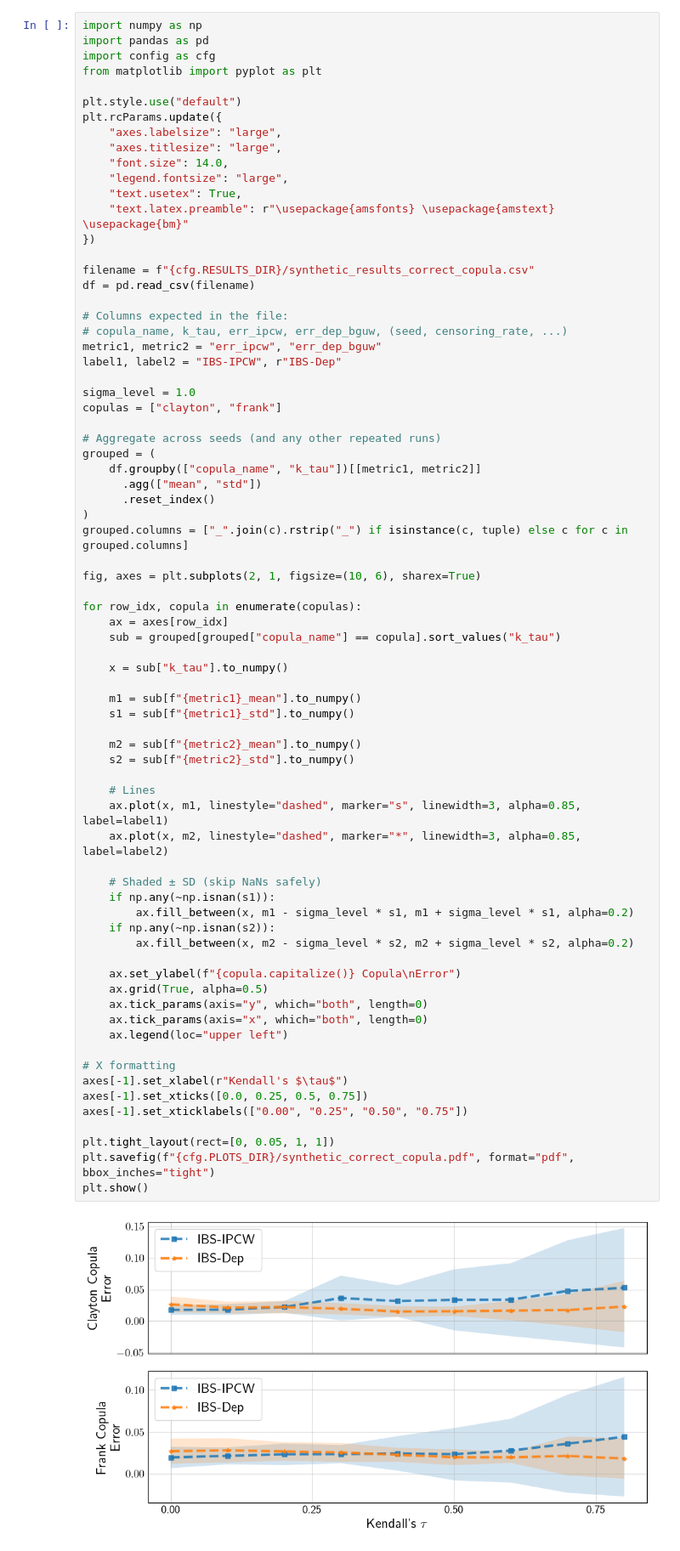
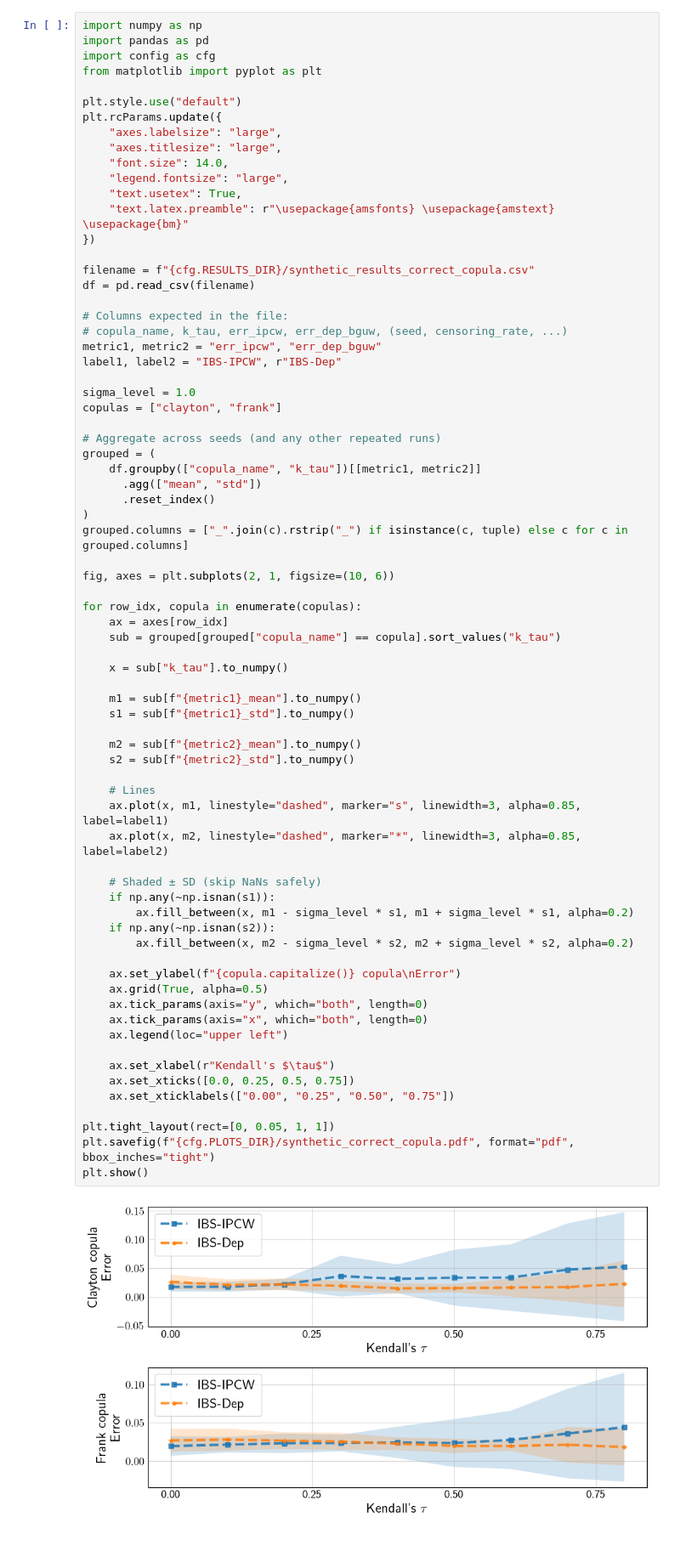
Before and after one commit to thecml/survival-copula, a Jupyter notebook: notebooks/plot_synthetic_correct_copula.ipynb, the cells around one changed output. Shown at 85% size. Cells and saved outputs as stored; diff of their text form.

Commit message:
Updated plots

```diff
--- a/notebooks/plot_synthetic_correct_copula.ipynb
+++ b/notebooks/plot_synthetic_correct_copula.ipynb
@@ -33,43 +33,42 @@ grouped = (
 )
 grouped.columns = ["_".join(c).rstrip("_") if isinstance(c, tuple) else c for c in grouped.columns]
 
-fig, axes = plt.subplots(2, 1, figsize=(10, 6), sharex=True)
+fig, axes = plt.subplots(2, 1, figsize=(10, 6))
 
 for row_idx, copula in enumerate(copulas):
     ax = axes[row_idx]
     sub = grouped[grouped["copula_name"] == copula].sort_values("k_tau")
 
     x = sub["k_tau"].to_numpy()
 
     m1 = sub[f"{metric1}_mean"].to_numpy()
     s1 = sub[f"{metric1}_std"].to_numpy()
 
     m2 = sub[f"{metric2}_mean"].to_numpy()
     s2 = sub[f"{metric2}_std"].to_numpy()
 
     # Lines
     ax.plot(x, m1, linestyle="dashed", marker="s", linewidth=3, alpha=0.85, label=label1)
     ax.plot(x, m2, linestyle="dashed", marker="*", linewidth=3, alpha=0.85, label=label2)
 
     # Shaded ± SD (skip NaNs safely)
     if np.any(~np.isnan(s1)):
         ax.fill_between(x, m1 - sigma_level * s1, m1 + sigma_level * s1, alpha=0.2)
     if np.any(~np.isnan(s2)):
         ax.fill_between(x, m2 - sigma_level * s2, m2 + sigma_level * s2, alpha=0.2)
 
-    ax.set_ylabel(f"{copula.capitalize()} Copula\nError")
+    ax.set_ylabel(f"{copula.capitalize()} copula\nError")
     ax.grid(True, alpha=0.5)
     ax.tick_params(axis="y", which="both", length=0)
     ax.tick_params(axis="x", which="both", length=0)
     ax.legend(loc="upper left")
 
-# X formatting
-axes[-1].set_xlabel(r"Kendall's $\tau$")
-axes[-1].set_xticks([0.0, 0.25, 0.5, 0.75])
-axes[-1].set_xticklabels(["0.00", "0.25", "0.50", "0.75"])
+    ax.set_xlabel(r"Kendall's $\tau$")
+    ax.set_xticks([0.0, 0.25, 0.5, 0.75])
+    ax.set_xticklabels(["0.00", "0.25", "0.50", "0.75"])
 
 plt.tight_layout(rect=[0, 0.05, 1, 1])
 plt.savefig(f"{cfg.PLOTS_DIR}/synthetic_correct_copula.pdf", format="pdf", bbox_inches="tight")
 plt.show()
 # %% [output]
-[figure, old version]
+[figure, new version]
```
Also changed, not shown: 4 other files.
